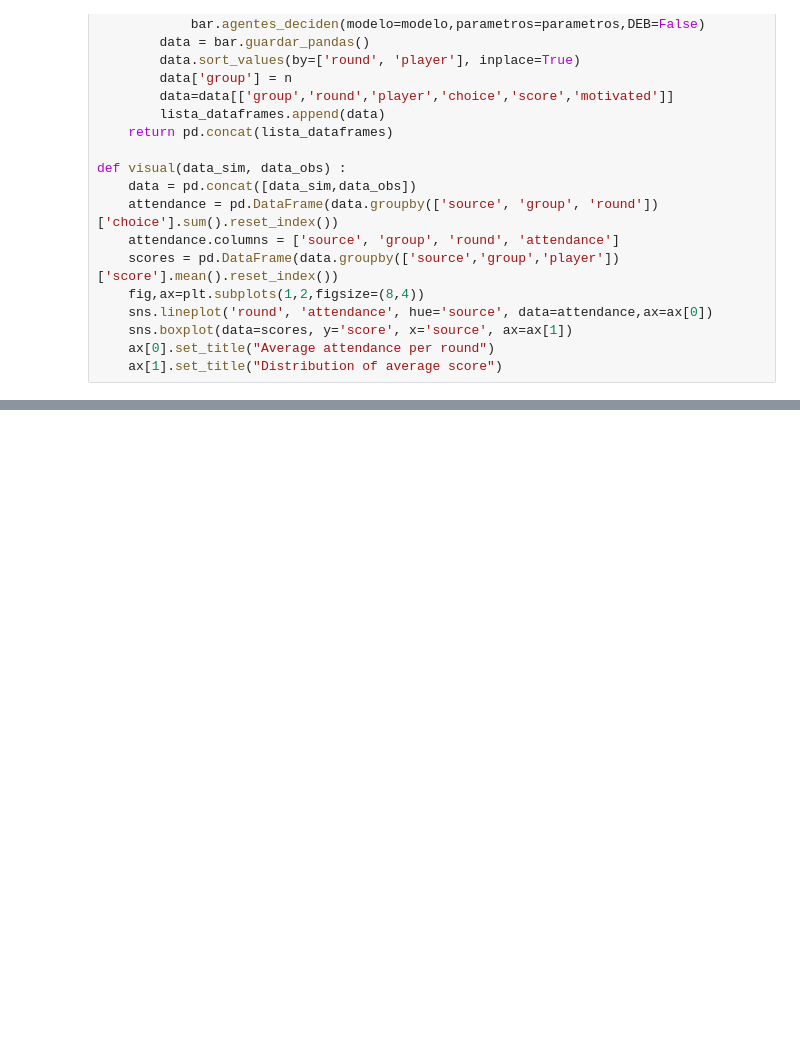
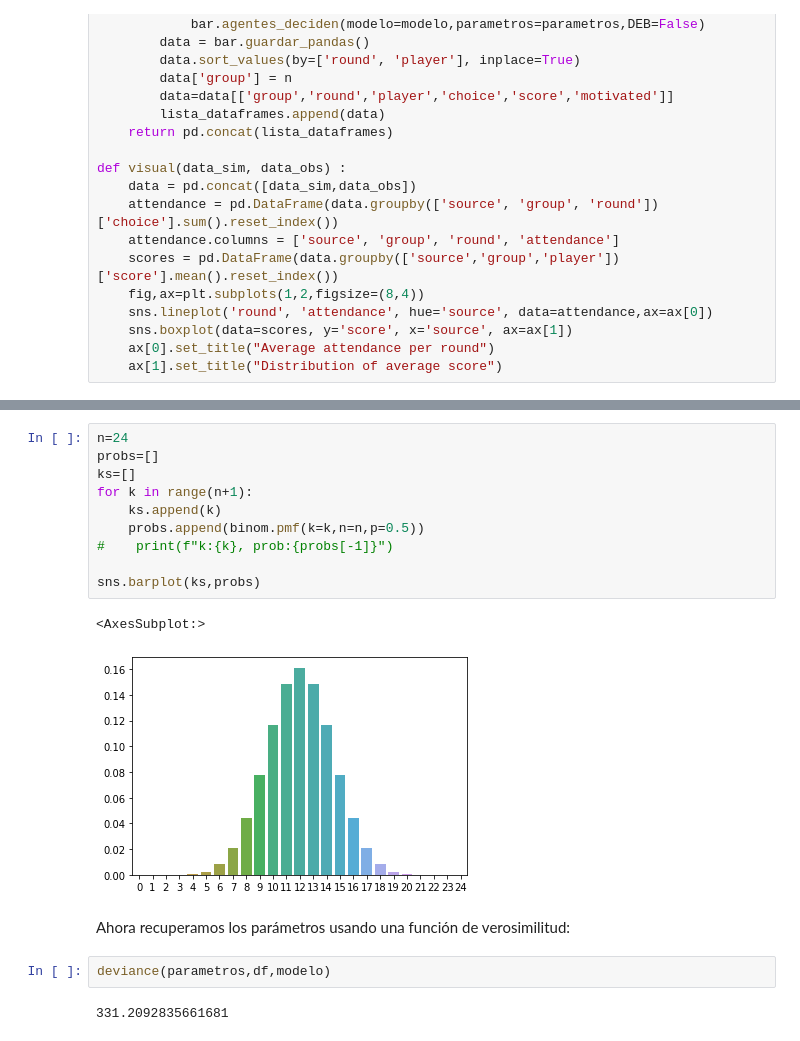
Before and after one commit to Slendercoder/SemilleroMSFS, a Jupyter notebook: Notebooks/ElFarol - rw.ipynb, the cells around one changed output, grey strips where cells are left out. Cells and saved outputs as stored; diff of their text form; blank space fills up the shorter version.

```diff
--- a/Notebooks/ElFarol - rw.ipynb
+++ b/Notebooks/ElFarol - rw.ipynb
@@ -380,0 +486,19 @@ df
+# %%
+n=24
+probs=[]
+ks=[]
+for k in range(n+1):
+    ks.append(k)
+    probs.append(binom.pmf(k=k,n=n,p=0.5))
+#    print(f"k:{k}, prob:{probs[-1]}")
+
+sns.barplot(ks,probs)
+# %% [output]
+<AxesSubplot:>
+[figure, added]
+# %% [markdown]
+Ahora recuperamos los parámetros usando una función de verosimilitud:
+# %%
+deviance(parametros,df,modelo)
+# %% [output]
+331.2092835661681
```
Also changed, not shown: parts of 21 cells of this notebook, 1 other file.
